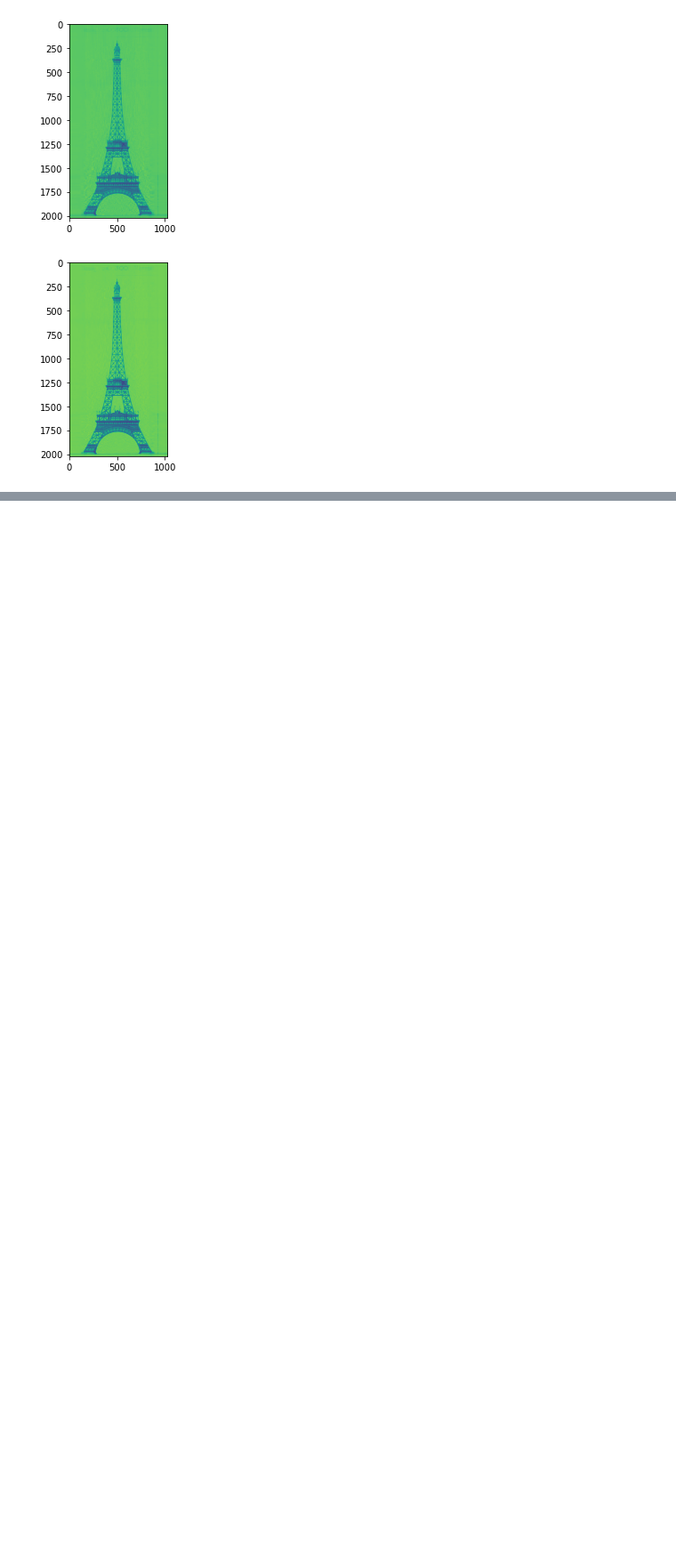
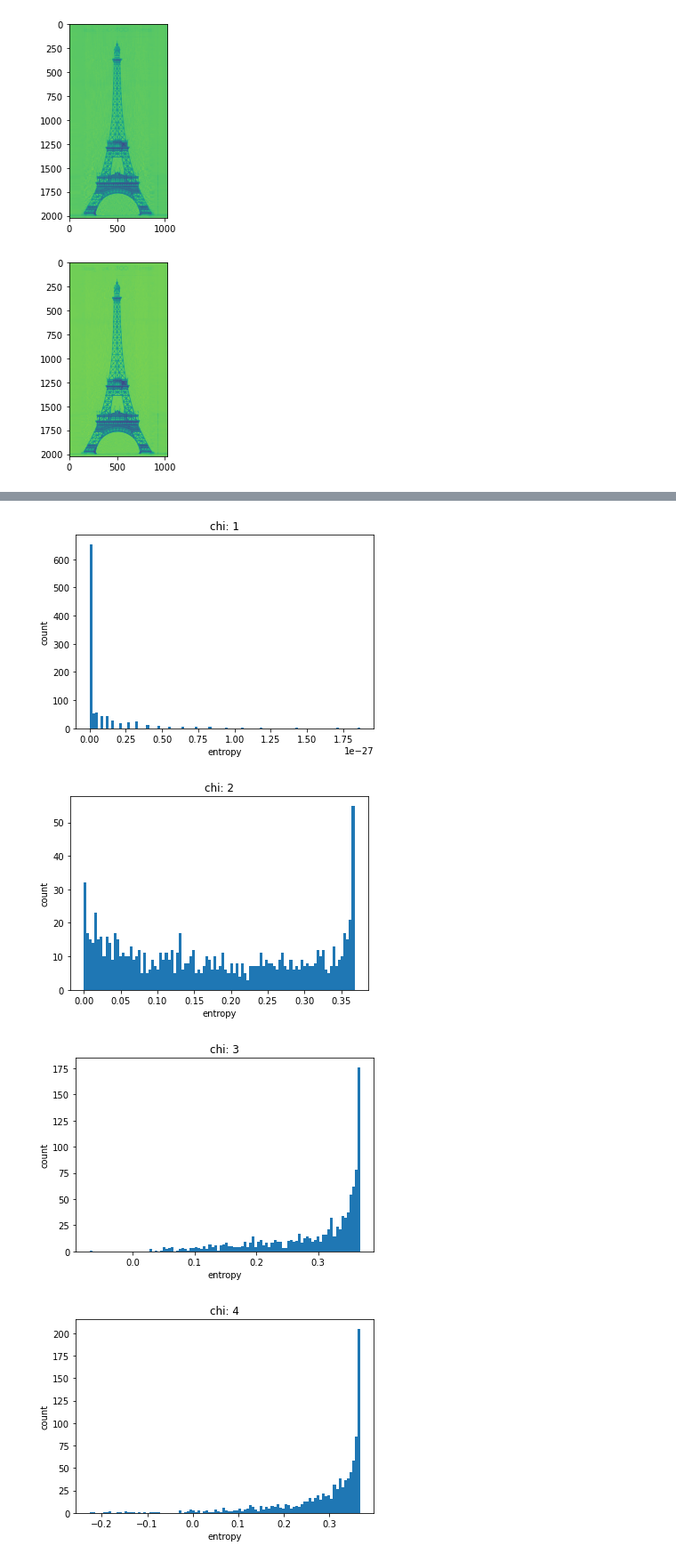
Before and after one commit to Leonhard-Moske/CMCMP, a Jupyter notebook: sheet10/physics767_sheet10_LeonhardMoske.ipynb, the cells around one changed output, grey strips where cells are left out. Shown at 89% size. Cells and saved outputs as stored; diff of their text form; code cells hidden in the pictures; blank space fills up the shorter version.

```diff
--- a/sheet10/physics767_sheet10_LeonhardMoske.ipynb
+++ b/sheet10/physics767_sheet10_LeonhardMoske.ipynb
@@ -217,6 +53,0 @@ def calcMatrixOpenWField(Basis, J, L, s, h):# calculate the basis by calculating
-# %%
-L = 10
-s = 0.5
-J = 1
-
-# calcMatrix(genBasis(L,s), J, L, s)
@@ -289,0 +100,37 @@ plt.show()
+# %%
+meanEntro = []
+for chi in range(1,21):
+    entrops = []
+    for i in range(1000):
+        coef = genC(L,chi)
+        cNorm = coef/np.linalg.norm(coef)
+        entrops = np.append(entrops, entropy(singularVD(cNorm, L/2,L/2)))
+    meanEntro.append(np.mean(entrops))
+    plt.hist(entrops, bins = 100)
+    plt.xlabel("entropy")
+    plt.ylabel("count")
+    plt.title(f"chi: {chi}")
+    plt.show()
+
+entrops = []
+for i in range(1000):
+    coef = np.random.normal(0, 1, 2**L) * np.exp(1j*np.random.uniform(0,2*np.pi,2**L))
+    cNorm = coef/np.linalg.norm(coef)
+    entrops = np.append(entrops, entropy(singularVD(cNorm, L/2,L/2)))
+plt.hist(entrops, bins = 100)
+plt.xlabel("entropy")
+plt.ylabel("count")
+plt.show()
+
+chis = [chi for chi in range(1,21)]
+plt.plot(chis,meanEntro)
+plt.ylabel("mean entropy over 1000 samples")
+plt.xlabel("chi")
+# plt.hlines(np.mean(entrops), 0,1,colors = "r")
+plt.show()
+print(f"for a complex gaussian random wavevector we have a meantropy of: {np.mean(entrops):.3f}")
+# %% [output]
+[figure, added]
+[figure, added]
+[figure, added]
+[figure, added]
```
Also changed, not shown: parts of 14 cells of this notebook.
